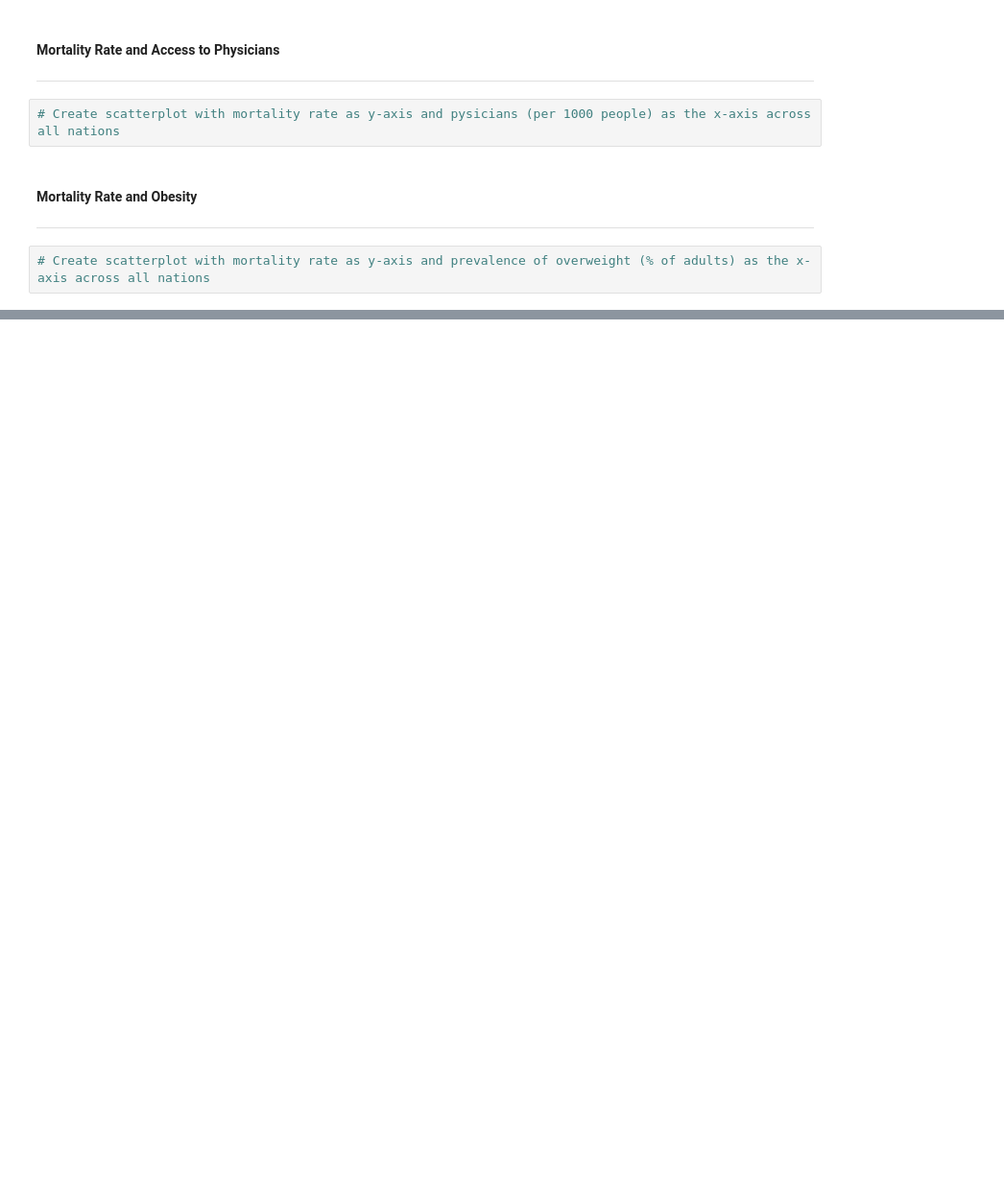
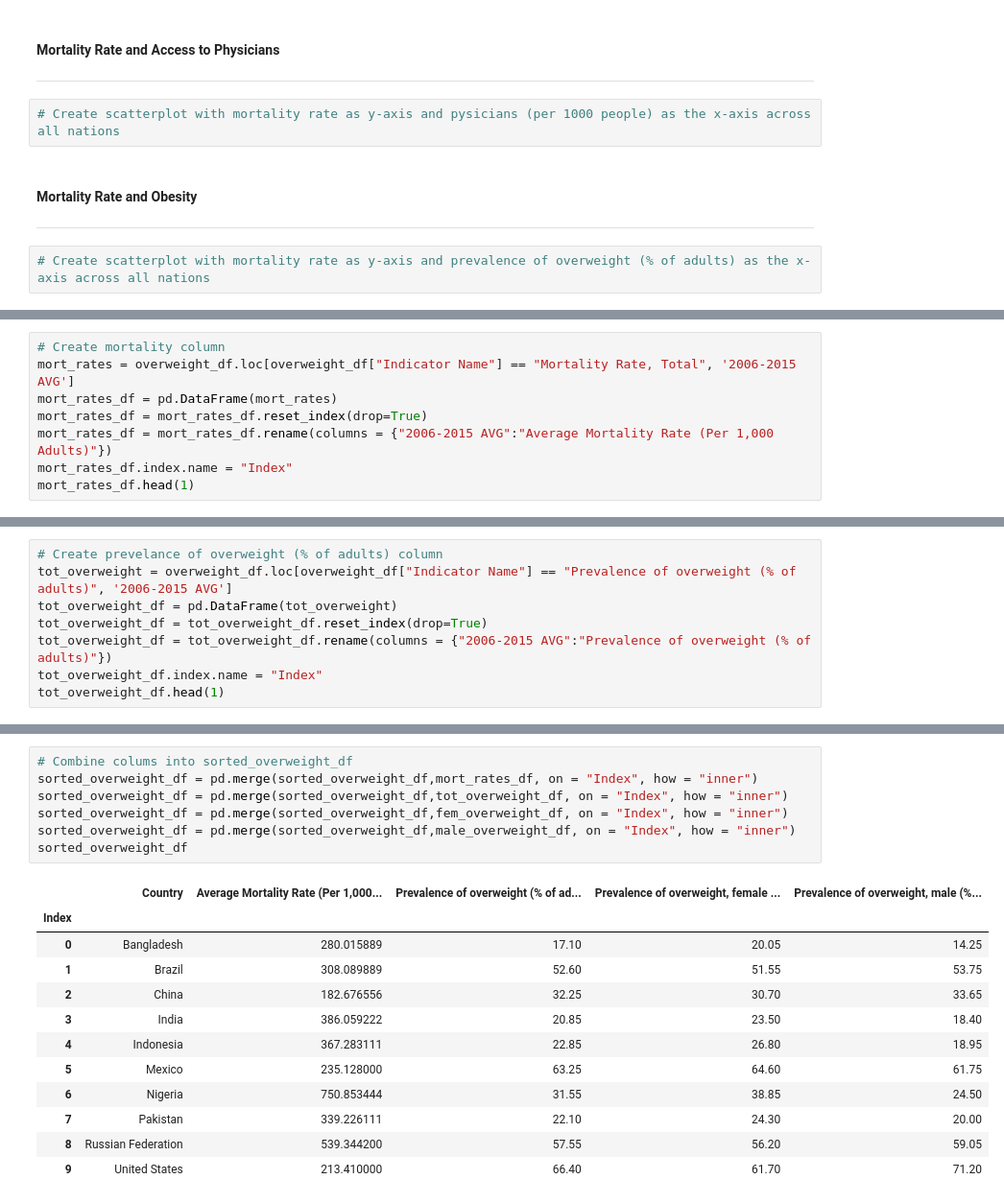
Before and after one commit to ralphy32/project_1, a Jupyter notebook: project1.ipynb, the cells around one changed output, grey strips where cells are left out. Shown at 96% size. Drawn from its saved outputs; the diff is of its cells as text; blank space fills up the shorter version.

```diff
--- a/project1.ipynb
+++ b/project1.ipynb
@@ -367,0 +391,8 @@ plt.show
+# %%
+# Create mortality column
+mort_rates = overweight_df.loc[overweight_df["Indicator Name"] == "Mortality Rate, Total", '2006-2015 AVG']
+mort_rates_df = pd.DataFrame(mort_rates)
+mort_rates_df = mort_rates_df.reset_index(drop=True)
+mort_rates_df = mort_rates_df.rename(columns = {"2006-2015 AVG":"Average Mortality Rate (Per 1,000 Adults)"})
+mort_rates_df.index.name = "Index"
+mort_rates_df.head(1)
@@ -367,0 +403,8 @@ plt.show
+# %%
+# Create prevelance of overweight (% of adults) column
+tot_overweight = overweight_df.loc[overweight_df["Indicator Name"] == "Prevalence of overweight (% of adults)", '2006-2015 AVG']
+tot_overweight_df = pd.DataFrame(tot_overweight)
+tot_overweight_df = tot_overweight_df.reset_index(drop=True)
+tot_overweight_df = tot_overweight_df.rename(columns = {"2006-2015 AVG":"Prevalence of overweight (% of adults)"})
+tot_overweight_df.index.name = "Index"
+tot_overweight_df.head(1)
@@ -367,0 +439,20 @@ plt.show
+# %%
+# Combine colums into sorted_overweight_df
+sorted_overweight_df = pd.merge(sorted_overweight_df,mort_rates_df, on = "Index", how = "inner")
+sorted_overweight_df = pd.merge(sorted_overweight_df,tot_overweight_df, on = "Index", how = "inner")
+sorted_overweight_df = pd.merge(sorted_overweight_df,fem_overweight_df, on = "Index", how = "inner")
+sorted_overweight_df = pd.merge(sorted_overweight_df,male_overweight_df, on = "Index", how = "inner")
+sorted_overweight_df
+# %% [output]
+|  | Country | Average Mortality Rate (Per 1,000... | Prevalence of overweight (% of ad... | Prevalence of overweight, female ... | Prevalence of overweight, male (%... |
+| Index |  |  |  |  |  |
+| 0 | Bangladesh | 280.015889 | 17.10 | 20.05 | 14.25 |
+| 1 | Brazil | 308.089889 | 52.60 | 51.55 | 53.75 |
+| 2 | China | 182.676556 | 32.25 | 30.70 | 33.65 |
+| 3 | India | 386.059222 | 20.85 | 23.50 | 18.40 |
+| 4 | Indonesia | 367.283111 | 22.85 | 26.80 | 18.95 |
+| 5 | Mexico | 235.128000 | 63.25 | 64.60 | 61.75 |
+| 6 | Nigeria | 750.853444 | 31.55 | 38.85 | 24.50 |
+| 7 | Pakistan | 339.226111 | 22.10 | 24.30 | 20.00 |
+| 8 | Russian Federation | 539.344200 | 57.55 | 56.20 | 59.05 |
+| 9 | United States | 213.410000 | 66.40 | 61.70 | 71.20 |
```
Also changed, not shown: parts of 8 cells of this notebook, 1 other file.
